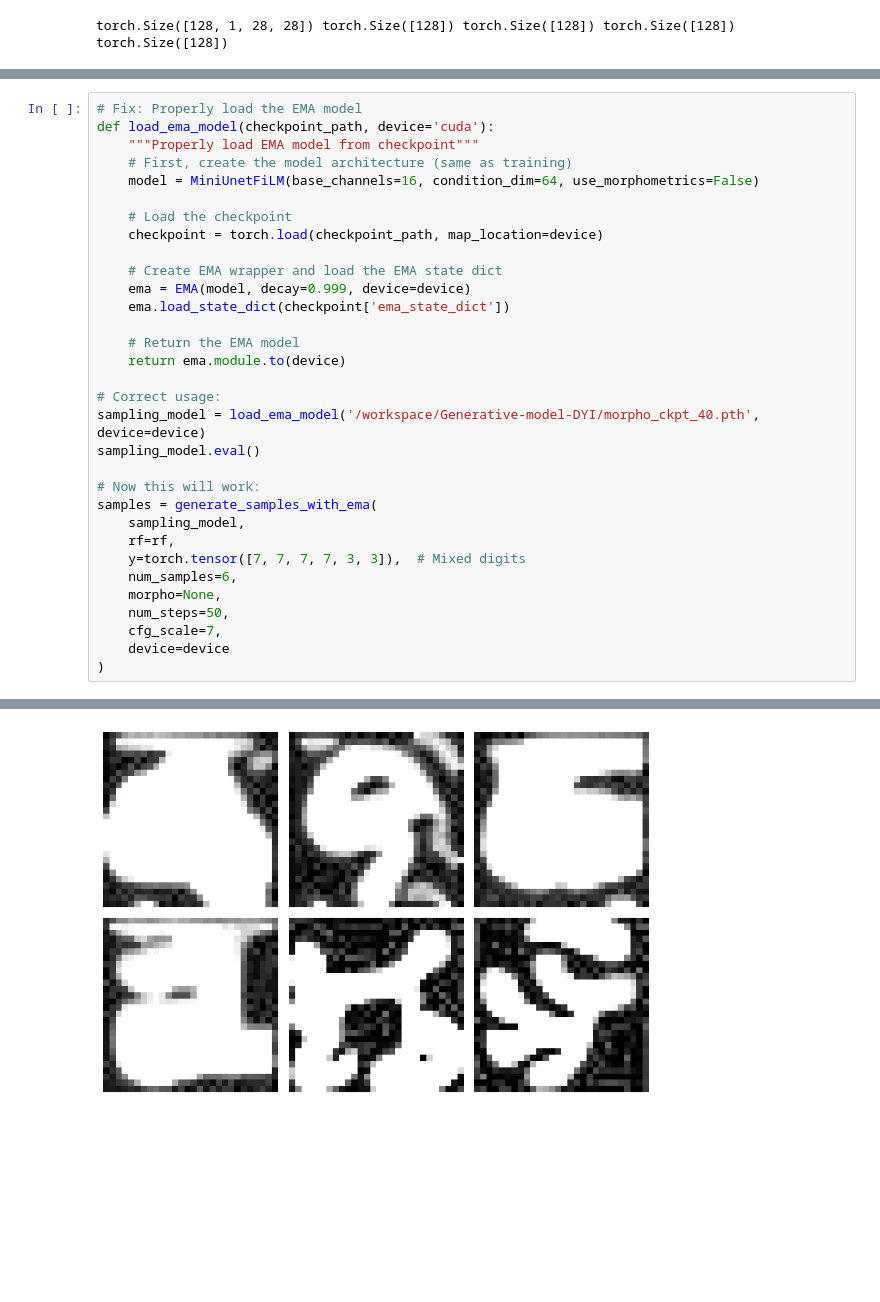
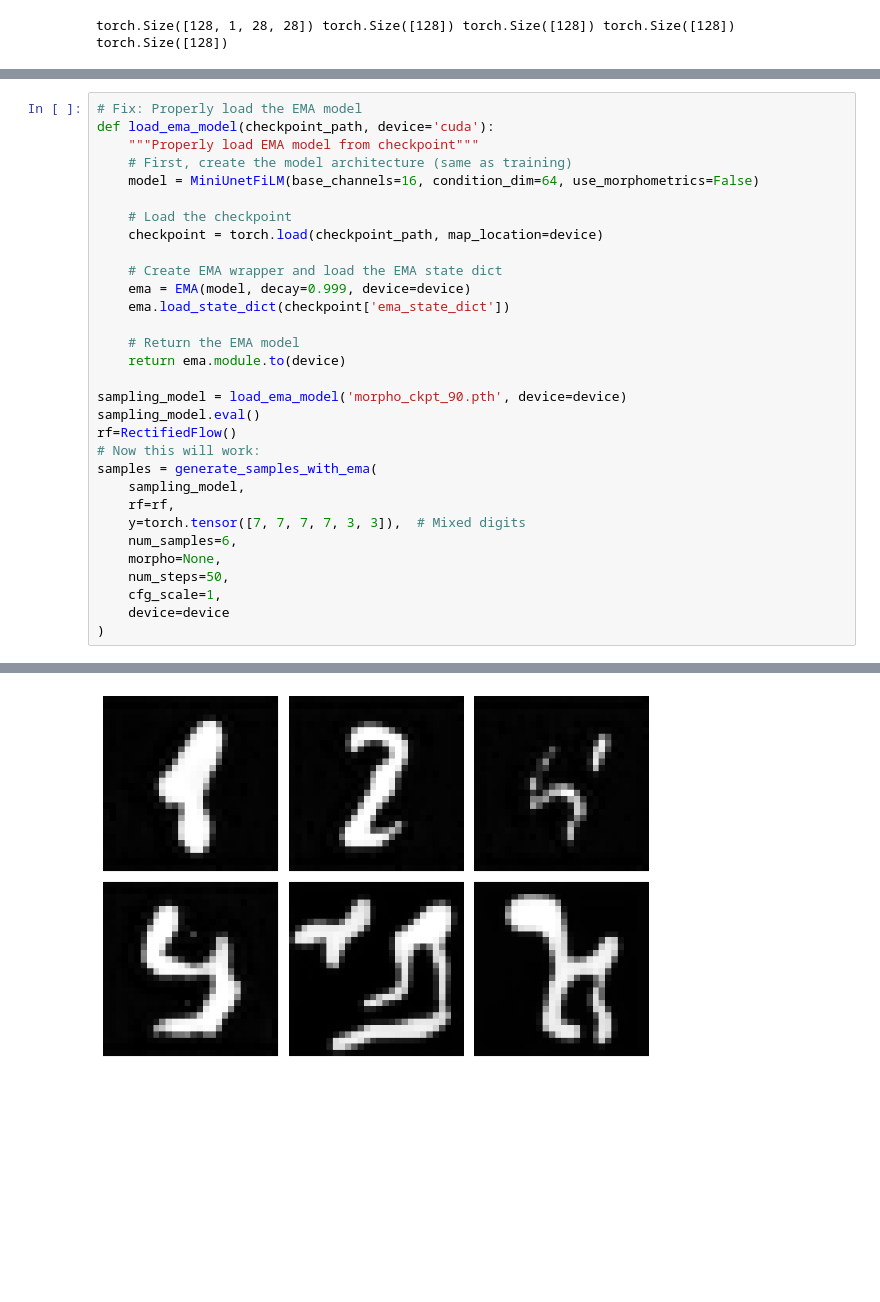
Before and after one commit to GeorgeT27/Generative-model-DYI, a Jupyter notebook: Conditional_Flow_Matching_Morpho_MNIST.ipynb, the cells around one changed output, grey strips where cells are left out. Saved outputs shown, nothing was run; the diff lists cells and outputs as text.

```diff
--- a/Conditional_Flow_Matching_Morpho_MNIST.ipynb
+++ b/Conditional_Flow_Matching_Morpho_MNIST.ipynb
@@ -912,35 +892,34 @@ def load_ema_model(checkpoint_path, device='cuda'):
     """Properly load EMA model from checkpoint"""
     # First, create the model architecture (same as training)
     model = MiniUnetFiLM(base_channels=16, condition_dim=64, use_morphometrics=False)
 
     # Load the checkpoint
     checkpoint = torch.load(checkpoint_path, map_location=device)
 
     # Create EMA wrapper and load the EMA state dict
     ema = EMA(model, decay=0.999, device=device)
     ema.load_state_dict(checkpoint['ema_state_dict'])
 
     # Return the EMA model
     return ema.module.to(device)
 
-# Correct usage:
-sampling_model = load_ema_model('/workspace/Generative-model-DYI/morpho_ckpt_40.pth', device=device)
+sampling_model = load_ema_model('morpho_ckpt_90.pth', device=device)
 sampling_model.eval()
-
+rf=RectifiedFlow()
 # Now this will work:
 samples = generate_samples_with_ema(
     sampling_model,
     rf=rf,
     y=torch.tensor([7, 7, 7, 7, 3, 3]),  # Mixed digits
     num_samples=6,
     morpho=None,
     num_steps=50,
-    cfg_scale=7,
+    cfg_scale=1,
     device=device
 )
 # %% [output]
 Generating 6 samples using FiLM EMA model...
 Using 50 integration steps for high quality...
 Label conditioning: tensor([7, 7, 7, 7, 3, 3])
 Visualizing samples...
-[figure, old version]
+[figure, new version]
```
Also changed, not shown: parts of 2 cells of this notebook.
